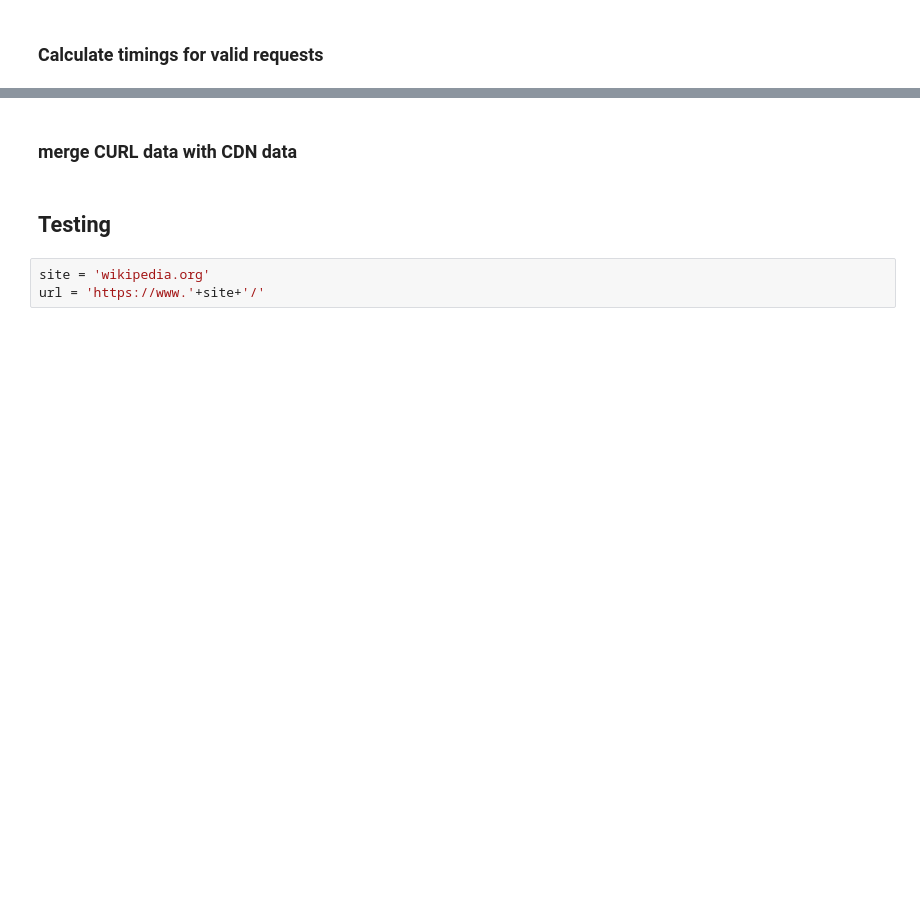
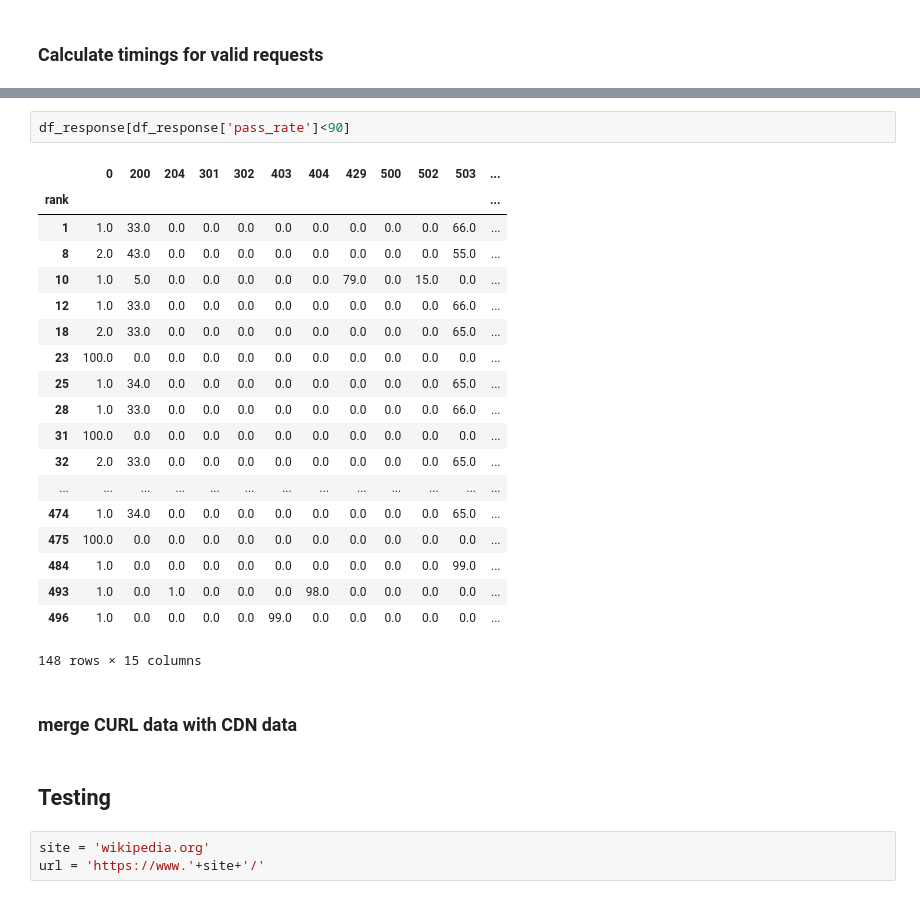
Before and after one commit to shahifaqeer/cdn-analysis, a Jupyter notebook: PageDownloadTimingAnalysis.ipynb, the cells around one changed output, grey strips where cells are left out. Cells and saved outputs as stored; diff of their text form; blank space fills up the shorter version.

```diff
--- a/PageDownloadTimingAnalysis.ipynb
+++ b/PageDownloadTimingAnalysis.ipynb
@@ -178,3 +271,25 @@ CURLdata
+# %%
+df_response[df_response['pass_rate']<90]
+# %% [output]
+|  | 0 | 200 | 204 | 301 | 302 | 403 | 404 | 429 | 500 | 502 | 503 | ... |
+| rank |  |  |  |  |  |  |  |  |  |  |  | ... |
+| 1 | 1.0 | 33.0 | 0.0 | 0.0 | 0.0 | 0.0 | 0.0 | 0.0 | 0.0 | 0.0 | 66.0 | ... |
+| 8 | 2.0 | 43.0 | 0.0 | 0.0 | 0.0 | 0.0 | 0.0 | 0.0 | 0.0 | 0.0 | 55.0 | ... |
+| 10 | 1.0 | 5.0 | 0.0 | 0.0 | 0.0 | 0.0 | 0.0 | 79.0 | 0.0 | 15.0 | 0.0 | ... |
+| 12 | 1.0 | 33.0 | 0.0 | 0.0 | 0.0 | 0.0 | 0.0 | 0.0 | 0.0 | 0.0 | 66.0 | ... |
+| 18 | 2.0 | 33.0 | 0.0 | 0.0 | 0.0 | 0.0 | 0.0 | 0.0 | 0.0 | 0.0 | 65.0 | ... |
+| 23 | 100.0 | 0.0 | 0.0 | 0.0 | 0.0 | 0.0 | 0.0 | 0.0 | 0.0 | 0.0 | 0.0 | ... |
+| 25 | 1.0 | 34.0 | 0.0 | 0.0 | 0.0 | 0.0 | 0.0 | 0.0 | 0.0 | 0.0 | 65.0 | ... |
+| 28 | 1.0 | 33.0 | 0.0 | 0.0 | 0.0 | 0.0 | 0.0 | 0.0 | 0.0 | 0.0 | 66.0 | ... |
+| 31 | 100.0 | 0.0 | 0.0 | 0.0 | 0.0 | 0.0 | 0.0 | 0.0 | 0.0 | 0.0 | 0.0 | ... |
+| 32 | 2.0 | 33.0 | 0.0 | 0.0 | 0.0 | 0.0 | 0.0 | 0.0 | 0.0 | 0.0 | 65.0 | ... |
+| ... | ... | ... | ... | ... | ... | ... | ... | ... | ... | ... | ... | ... |
+| 474 | 1.0 | 34.0 | 0.0 | 0.0 | 0.0 | 0.0 | 0.0 | 0.0 | 0.0 | 0.0 | 65.0 | ... |
+| 475 | 100.0 | 0.0 | 0.0 | 0.0 | 0.0 | 0.0 | 0.0 | 0.0 | 0.0 | 0.0 | 0.0 | ... |
+| 484 | 1.0 | 0.0 | 0.0 | 0.0 | 0.0 | 0.0 | 0.0 | 0.0 | 0.0 | 0.0 | 99.0 | ... |
+| 493 | 1.0 | 0.0 | 1.0 | 0.0 | 0.0 | 0.0 | 98.0 | 0.0 | 0.0 | 0.0 | 0.0 | ... |
+| 496 | 1.0 | 0.0 | 0.0 | 0.0 | 0.0 | 99.0 | 0.0 | 0.0 | 0.0 | 0.0 | 0.0 | ... |
+148 rows × 15 columns
 # %% [markdown]
 ### merge CURL data with CDN data
 # %% [markdown]
```
Also changed, not shown: parts of 13 cells of this notebook.
